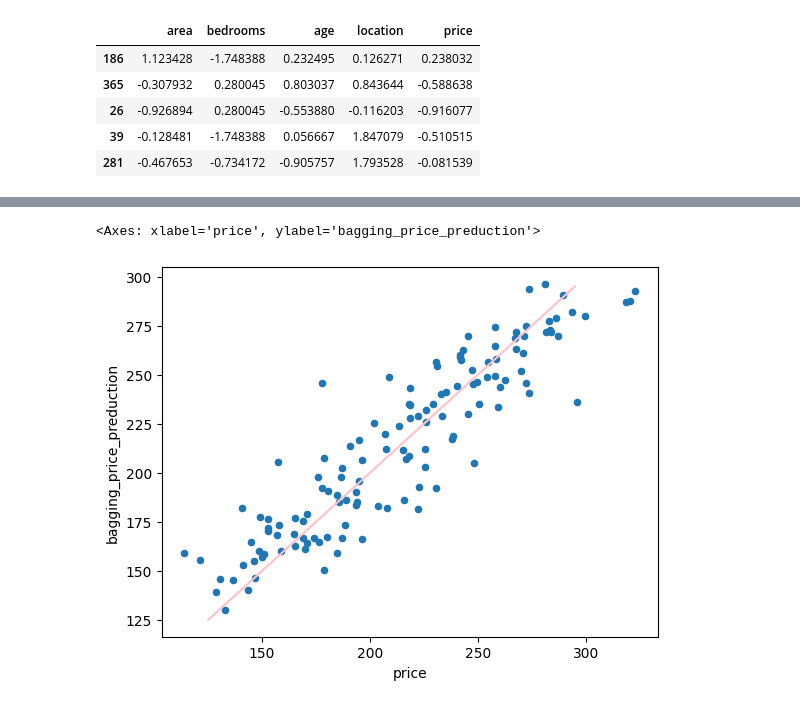
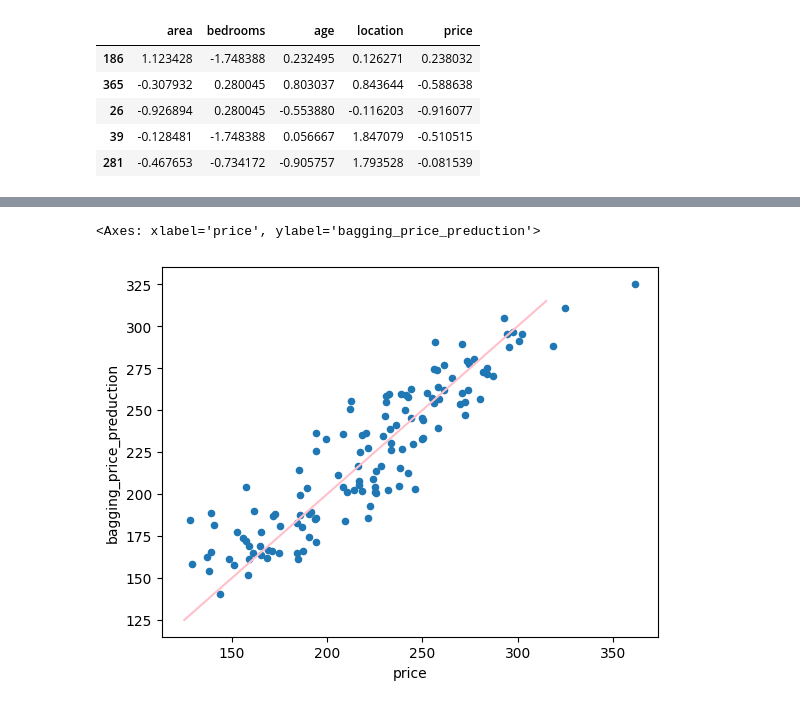
Before and after one commit to ym-ml/MyLearn_ML, a Jupyter notebook: ensemble.ipynb, the cells around one changed output, grey strips where cells are left out. Cells and saved outputs as stored; diff of their text form; code cells hidden in the pictures.

```diff
--- a/ensemble.ipynb
+++ b/ensemble.ipynb
@@ -260,7 +242,7 @@ array([0.0063992 , 0.0063992 , 0.0063992 , 0.0063992 , 0.00217573])
 # %%
 #Here is the formal
 # %%
-rng=np.random.default_rng(17)
+rng=np.random.default_rng(20)
 train_len=len(data_train)
 
 D_1=np.array([1/len(data_train)]*len(data_train))
@@ -272,7 +254,7 @@ number=0
 
 rOrw=0.45
 
-for t in range(13):
+for t in range(17):
     primary_parameter={'power1':rng.random((4,7))*0.1,\
                    'threshold1':rng.random(7)*0.1,\
                    'power2':rng.random(7)*0.1,\
@@ -467,11 +449,12 @@ def bagging_standard_BP(data,primary_parameter,loop):
 
     return primary_parameter
 # %%
-rng=np.random.default_rng(17)
+rng=np.random.default_rng(177)
+learner=25
 bagging_train_len=len(dataTrain_normalized)
 bagging_list_parameter=[]
 
-for i in range(50):  #loop 50 or 10 didn't have a great change
+for i in range(learner):  #loop 50 or 10 didn't have a great change
     print(f"learner {i}")
     bagging_loss_sum=0
     bagging_train=dataTrain_normalized.sample(frac=1,replace=True)
@@ -506,4 +489,5 @@ mean loss:0.061239
 # %%
+dataTest_normalized=(data_test-Mean)/Std
 dataTest_normalized.head()
 # %% [output]
 |  | area | bedrooms | age | location | price |
@@ -515,7 +499,7 @@ dataTest_normalized.head()
 # %%
 bagging_test_preduction=pd.Series(np.zeros(len(dataTest_normalized)),index=dataTest_normalized.index)
-for i in range(50):
+for i in range(learner):
     bagging_test_preduction+=dataTest_normalized.apply(test_standardBP,axis=1,args=(bagging_list_parameter[i],))
-bagging_test_preduction=bagging_test_preduction/50
+bagging_test_preduction=bagging_test_preduction/learner
 bagging_test_preduction.head()
 # %% [output]
@@ -540,10 +524,10 @@ print(result.head())
 # %%
 result.plot(kind='scatter',x='price',y='bagging_price_preduction')
-xy=pd.Series(np.arange(125,300,10),index=np.arange(125,300,10))
+xy=pd.Series(np.arange(125,325,10),index=np.arange(125,325,10))
 xy.plot(kind='line',color='pink')
 # %% [output]
 <Axes: xlabel='price', ylabel='bagging_price_preduction'>
-[figure, old version]
+[figure, new version]
 # %%
 MeanSqu_error=pow(result['price']-result['bagging_price_preduction'],2).mean()
 print(f'Mean Squared Error:{MeanSqu_error}')
```
Also changed, not shown: parts of 14 cells of this notebook, 1 other file.
